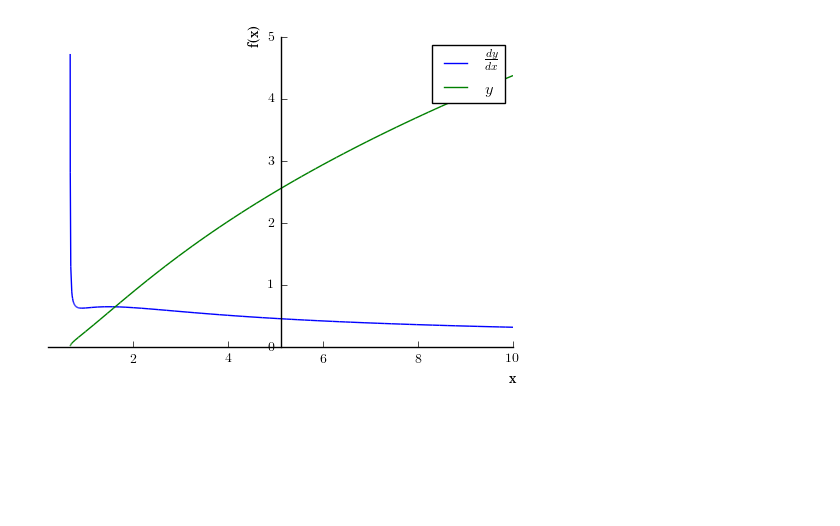
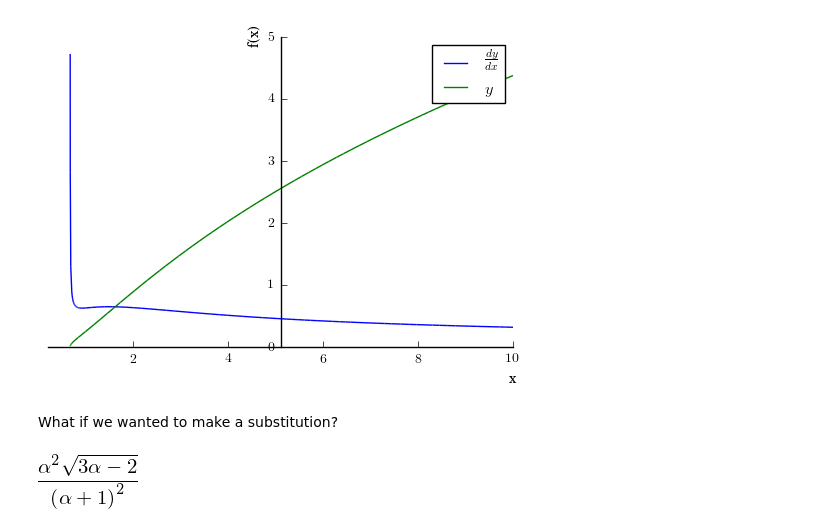
Before and after one commit to josephcslater/JupyterExamples, a Jupyter notebook: SympyDemo.ipynb, the cells around one changed output. Drawn from its saved outputs; the diff is of its cells as text; code cells hidden in the pictures; blank space fills up the shorter version.

```diff
--- a/SympyDemo.ipynb
+++ b/SympyDemo.ipynb
@@ -92,3 +92,9 @@ p[1].label = '$y$'
 p.show()
 # %% [output]
 [figure]
+# %% [markdown]
+What if we wanted to make a substitution?
+# %%
+y.subs(x,alpha)
+# %% [output]
+[figure, added]
```
Also changed, not shown: parts of 1 cell of this notebook.
